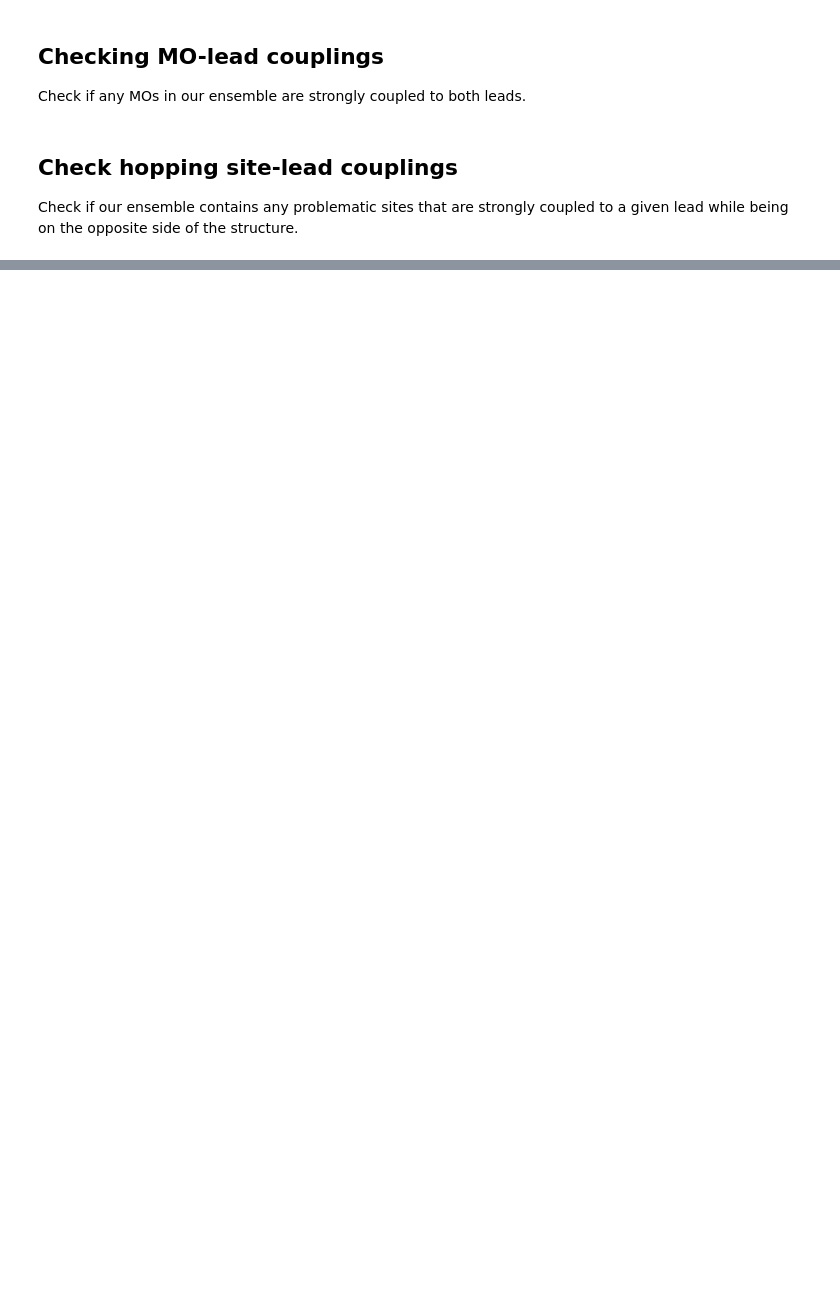
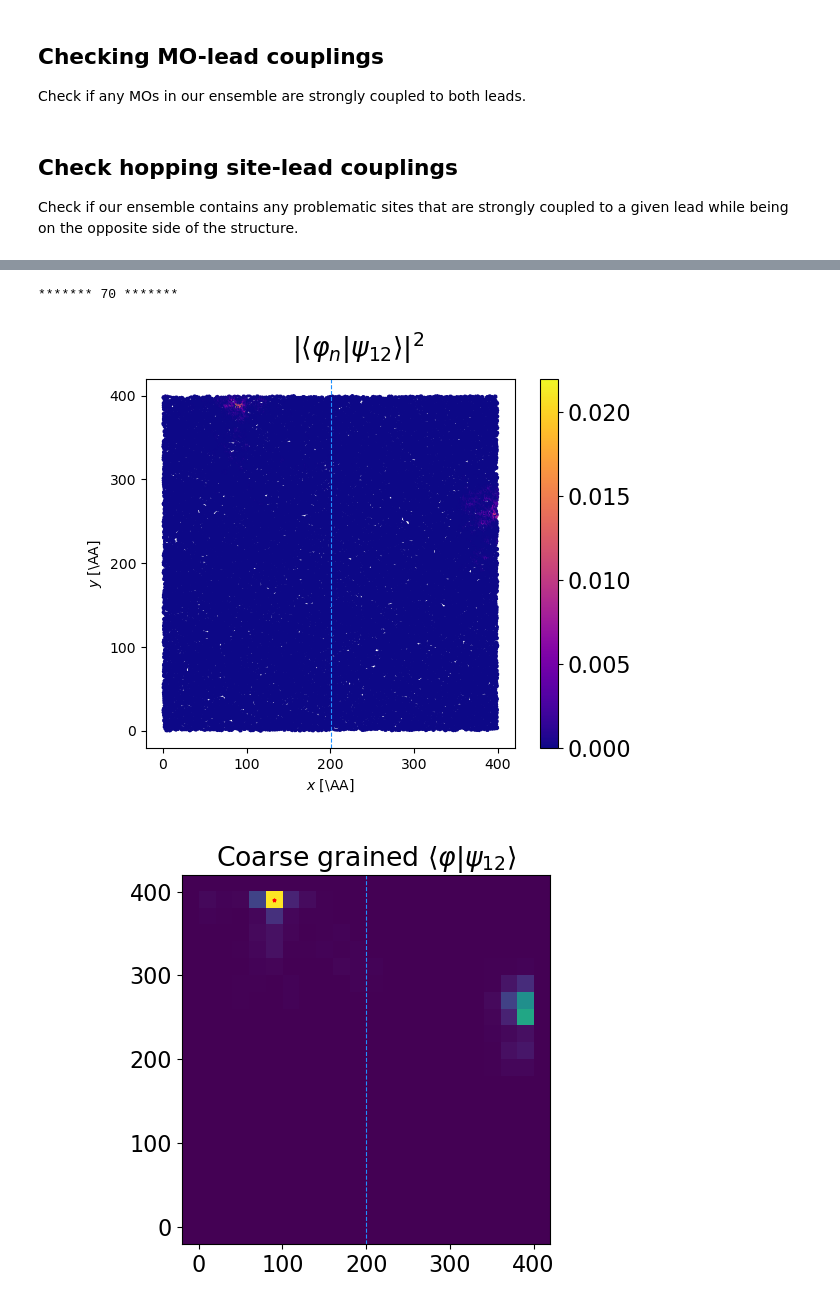
Before and after one commit to ngastellu/percolate_mac, a Jupyter notebook: debug_percolate.ipynb, the cells around one changed output, grey strips where cells are left out. Cells and saved outputs as stored; diff of their text form; code cells hidden in the pictures; blank space fills up the shorter version.

Commit message:
Fixed site couplings in .

```diff
--- a/debug_percolate.ipynb
+++ b/debug_percolate.ipynb
@@ -378,23 +273,0 @@ cc =  [[309.94091355 229.83792213]
-# %%
-struc_inds = [30,55,189,122,28,203]
-MO_inds = [[22,0,88],
-           [88,92,15],
-           [24,10,61],
-           [65],
-           [14],
-           [10,32]]
-
-for nn, inds in zip(struc_inds,MO_inds):
-    print('******** %d ********'%nn)
-    pos, M, energies, loc_centers, ee, ii, gamL, gamR = get_npy_data(nn, datadir)
-    for i in inds:
-        rho, xedges, yedges = gridifyMO(pos ,M, i, nbins,True)
-        print('ARGMAX(rho) = ', np.unravel_index(np.argmax(rho),shape=rho.shape))
-        cc = np.array(get_MO_loc_centers(pos,M,i,nbins,threshold_ratio,return_realspace=True))
-        if cc.shape[0] == 1: cc = cc[0,:]
-        print('cc = ', cc)
-        fig, ax = plt.subplots()
-        ax.set_title("Coarse grained $\langle\\varphi|\psi_{%d}\\rangle$"%i)
-        ax.imshow(rho, origin='lower',extent=[*xedges[[0,-1]], *yedges[[0,-1]]])
-        ax.scatter(*cc.T,c='r',marker='*',s=5.0)
-        plt.show()
@@ -500,0 +384,17 @@ def check_prob_sites(nn, datadir):
+# %%
+Nbadsites = 0
+worst_nbs = -np.inf
+worst_struc = 0
+bad_strucs = []
+for nn in gr_inds:
+    print(f'******* {nn} *******')
+    nbs = check_bad_sites(nn, datadir, visualise=False)
+    Nbadsites += nbs
+    if nbs > 0: bad_strucs.append(nn)
+    if nbs > worst_nbs:
+        worst_nbs = nbs
+        worst_struc = nn
+
+print(f"Found {Nbadsites} problematic sites in total.")
+print("Problematic structures = ", bad_strucs)
+print(f"Sample nb. {worst_struc} had the most problematic sites ({worst_nbs}).")
@@ -500,0 +419,8 @@ def check_prob_sites(nn, datadir):
+# %%
+for s in bad_strucs[1:2]:
+    print(f"******* {s} *******")
+    _, check_bad_sites(s, datadir, visualise=True)
+# %% [output]
+******* 70 *******
+[figure, added]
+[figure, added]
```
Also changed, not shown: parts of 18 cells of this notebook, 3 other files.
